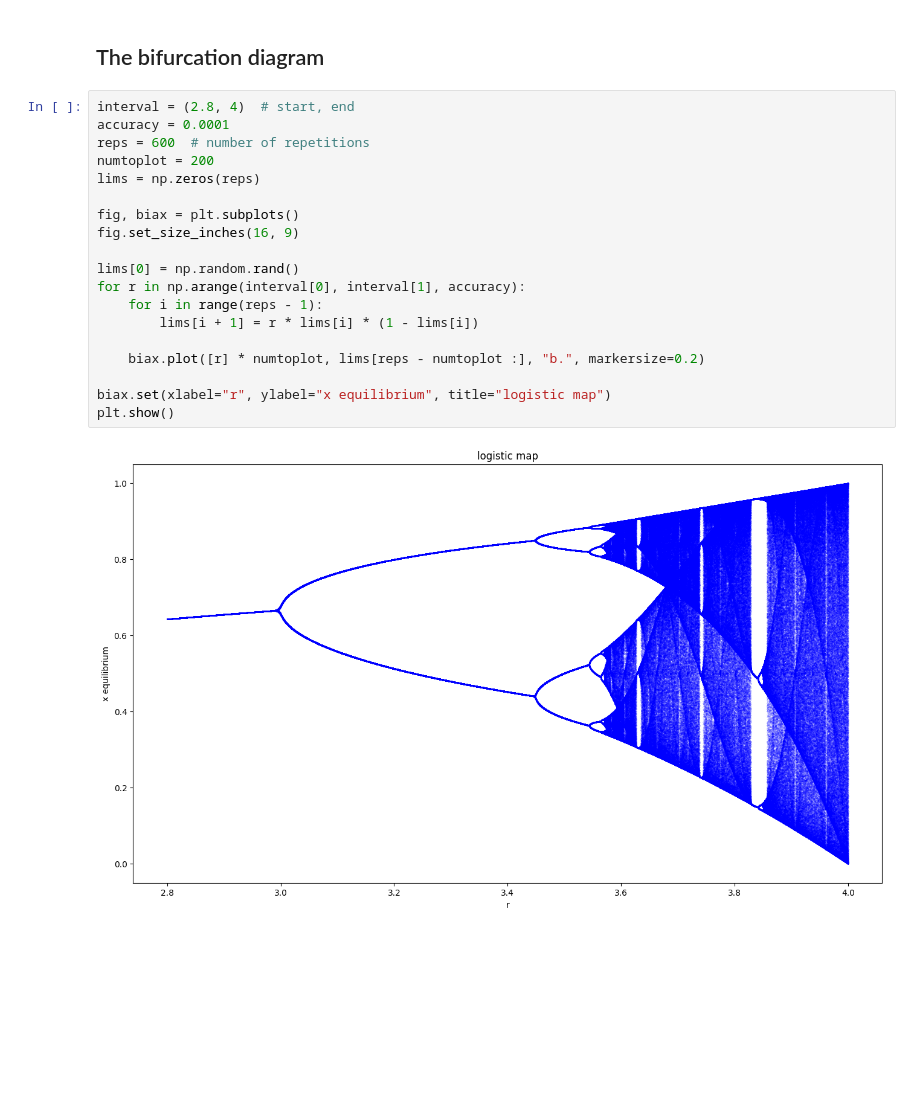
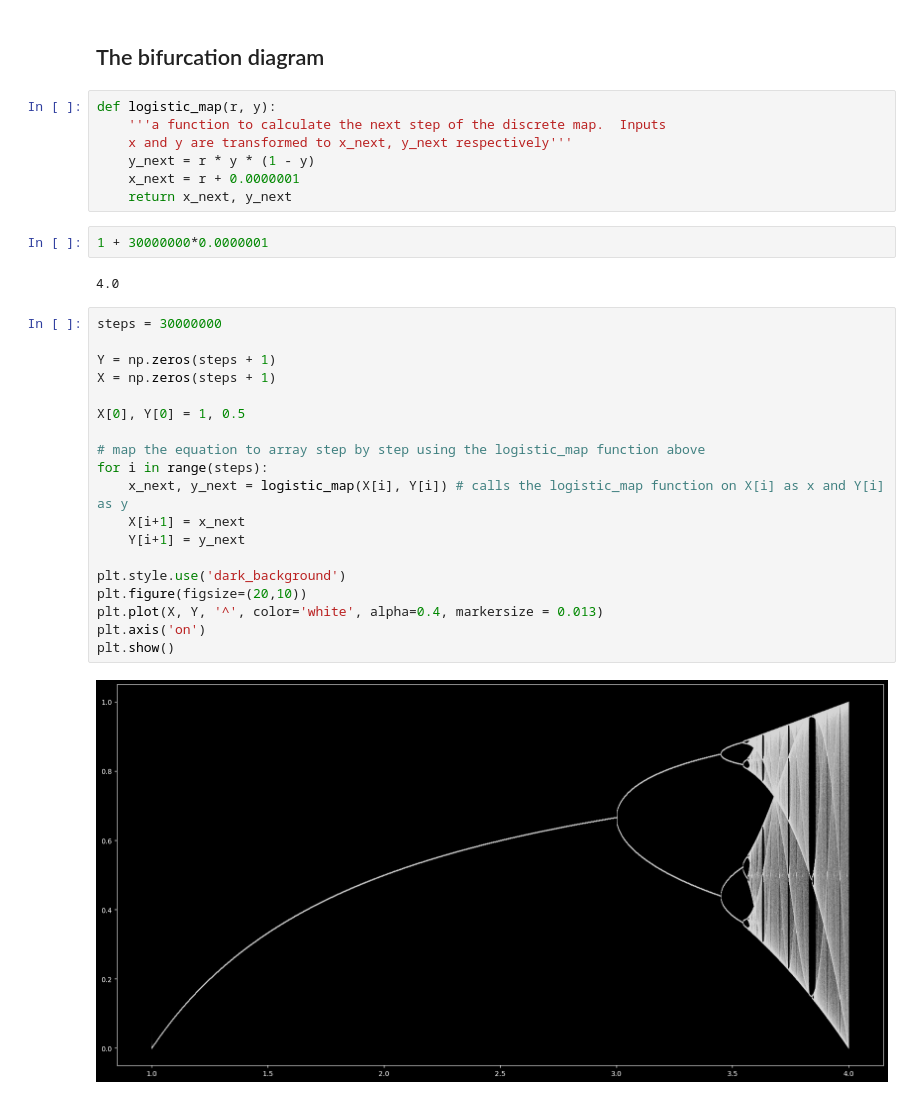
Before and after one commit to Gauranga2022/Fun-with-Python, a Jupyter notebook: The_Butterfly_Effect.ipynb, the cells around one changed output. Drawn from its saved outputs; the diff is of its cells as text; blank space fills up the shorter version.

```diff
--- a/The_Butterfly_Effect.ipynb
+++ b/The_Butterfly_Effect.ipynb
@@ -92,23 +72,34 @@ np.arange(22,100), np.round(2.33452547297452902824738,3)
 # %% [markdown]
 ## The bifurcation diagram
-# %%
-interval = (2.8, 4)  # start, end
-accuracy = 0.0001
-reps = 600  # number of repetitions
-numtoplot = 200
-lims = np.zeros(reps)
-
-fig, biax = plt.subplots()
-fig.set_size_inches(16, 9)
-
-lims[0] = np.random.rand()
-for r in np.arange(interval[0], interval[1], accuracy):
-    for i in range(reps - 1):
-        lims[i + 1] = r * lims[i] * (1 - lims[i])
-
-    biax.plot([r] * numtoplot, lims[reps - numtoplot :], "b.", markersize=0.2)
-
-biax.set(xlabel="r", ylabel="x equilibrium", title="logistic map")
-plt.show()
-# %% [output]
-[figure, removed]
+# %%
+def logistic_map(r, y):
+	'''a function to calculate the next step of the discrete map.  Inputs
+	x and y are transformed to x_next, y_next respectively'''
+	y_next = r * y * (1 - y)
+	x_next = r + 0.0000001
+	return x_next, y_next
+# %%
+1 + 30000000*0.0000001
+# %% [output]
+4.0
+# %%
+steps = 30000000
+
+Y = np.zeros(steps + 1)
+X = np.zeros(steps + 1)
+
+X[0], Y[0] = 1, 0.5
+
+# map the equation to array step by step using the logistic_map function above
+for i in range(steps):
+	x_next, y_next = logistic_map(X[i], Y[i]) # calls the logistic_map function on X[i] as x and Y[i] as y
+	X[i+1] = x_next
+	Y[i+1] = y_next
+
+plt.style.use('dark_background')
+plt.figure(figsize=(20,10))
+plt.plot(X, Y, '^', color='white', alpha=0.4, markersize = 0.013)
+plt.axis('on')
+plt.show()
+# %% [output]
+[figure, added]
```
Also changed, not shown: parts of 8 cells of this notebook.
